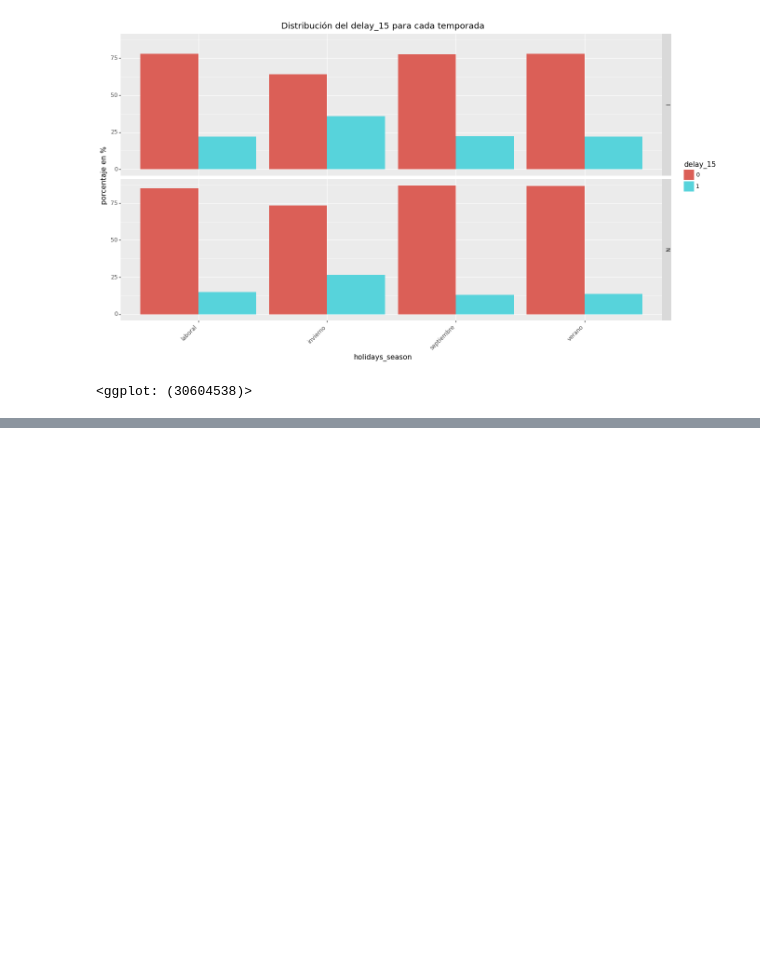
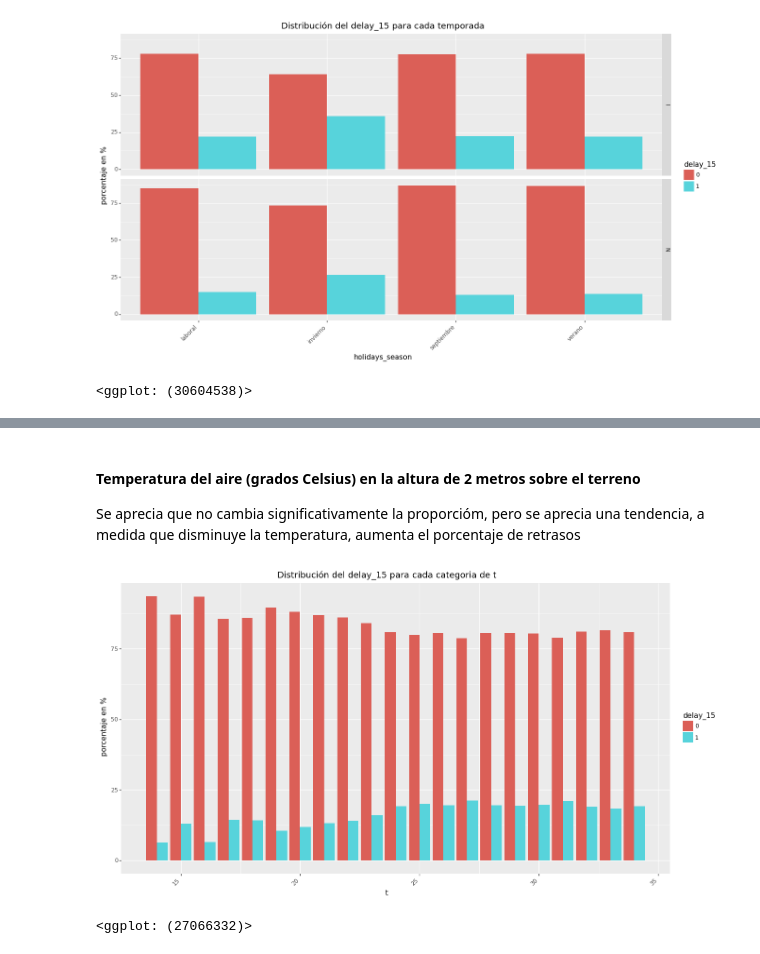
Before and after one commit to rolftb/Challenge-Data-Scientist-Rolf-Traeger, a Jupyter notebook: Transformacion.ipynb, the cells around one changed output, grey strips where cells are left out. Drawn from its saved outputs; the diff is of its cells as text; code cells hidden in the pictures; blank space fills up the shorter version.

```diff
--- a/Transformacion.ipynb
+++ b/Transformacion.ipynb
@@ -1605,0 +1863,37 @@ graf_out
+# %% [markdown]
+#### Temperatura del aire (grados Celsius) en la altura de 2 metros sobre el terreno
+Se aprecia que no cambia significativamente la proporcióm, pero se aprecia una tendencia, a medida que disminuye la temperatura, aumenta el porcentaje de retrasos
+# %%
+# Temperatura
+g_x_label="t"
+# g_y_label="count_reg"
+g_y_label="porcentaje en %"
+
+g_fill_label="delay_15"
+# g_title = (f"Distribución g_y_label} por"
+#            f"\n {g_x_label} y segementado por {g_fill_label}")
+g_title = (f"Distribución del {g_fill_label} para cada categoria de {g_x_label}"
+)
+
+df_g = df_groupby_subtotal(
+                df_data_full,
+                [g_x_label,g_fill_label],
+              #   "id_vuelo"
+                ).reset_index()
+
+df_g[g_fill_label] = df_g[g_fill_label].astype("category")
+
+graf_out =(ggplot(df_g, aes(x=g_x_label,
+                                y=g_y_label,
+                                fill=g_fill_label))
+                                + geom_col(position=position_dodge(width=0.9))
+                                +ggtitle(g_title)
+                                +theme(axis_text_x =
+                                       element_text(angle=45, hjust=1),
+                                       figure_size=(15,8))
+                                # + scale_x_discrete(limits= orden_vv)
+                )
+graf_out
+# %% [output]
+[figure, added]
+<ggplot: (27066332)>
```
Also changed, not shown: parts of 25 cells of this notebook.
